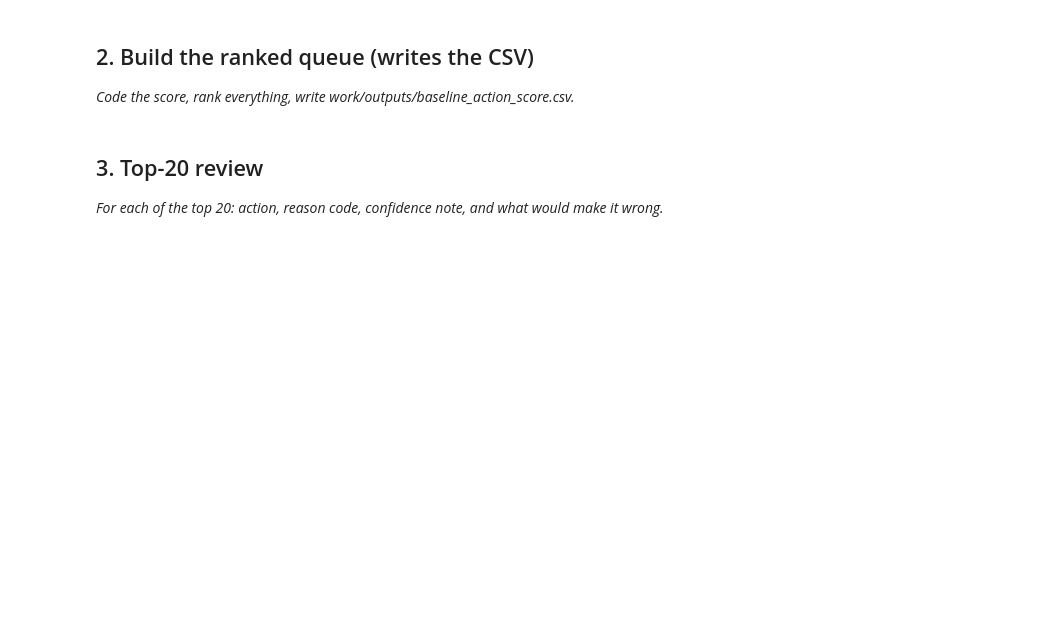
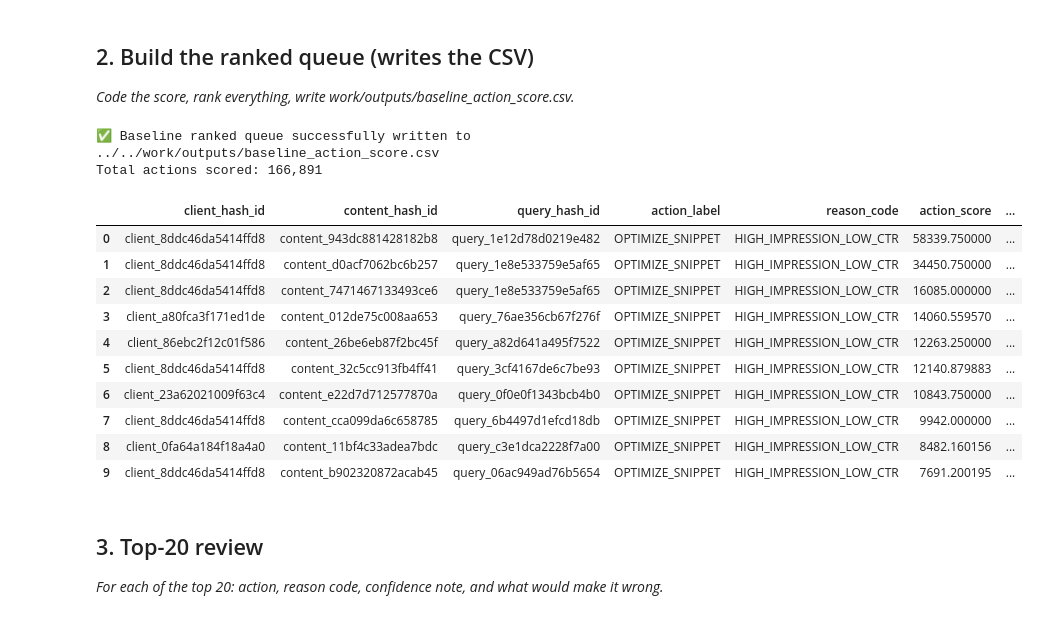
Before and after one commit to meem-5971/FlyRank-ML-, a Jupyter notebook: work/notebooks/w04_baseline_score.ipynb, the cells around one changed output. Drawn from its saved outputs; the diff is of its cells as text; code cells hidden in the pictures; blank space fills up the shorter version.

```diff
--- a/work/notebooks/w04_baseline_score.ipynb
+++ b/work/notebooks/w04_baseline_score.ipynb
@@ -23,3 +126,81 @@ This skeleton is yours to fill. Work the sections **in order** — each one has
+# %%
+# Build rule baseline queue, rank candidates, and write output CSV
+queue_sql = f"""
+WITH candidate_pool AS (
+    SELECT
+        client_hash_id,
+        content_hash_id,
+        query_hash_id,
+        impressions_last30 AS total_impressions,
+        clicks_last30 AS total_clicks,
+        CAST(clicks_last30 AS FLOAT) / NULLIF(impressions_last30, 0) AS actual_ctr,
+        avg_position_last30 AS avg_position,
+
+        -- Expected CTR model baseline by position
+        CASE
+            WHEN avg_position_last30 <= 3.0 THEN 0.25
+            WHEN avg_position_last30 <= 10.0 THEN 0.08
+            ELSE 0.02
+        END AS expected_ctr
+    FROM read_parquet('{FACT_QUERY}')
+    WHERE impressions_last30 >= 50
+      AND avg_position_last30 <= 10.0
+),
+scored_queue AS (
+    SELECT
+        client_hash_id,
+        content_hash_id,
+        query_hash_id,
+        'OPTIMIZE_SNIPPET' AS action_label,
+        'HIGH_IMPRESSION_LOW_CTR' AS reason_code,
+        total_impressions,
+        total_clicks,
+        ROUND(actual_ctr, 4) AS actual_ctr,
+        ROUND(avg_position, 2) AS avg_position,
+
+        -- Action Score: Potential Missed Clicks
+        ROUND((expected_ctr - actual_ctr) * total_impressions, 2) AS action_score
+    FROM candidate_pool
+    WHERE actual_ctr < expected_ctr
+)
+SELECT
+    client_hash_id,
+    content_hash_id,
+    query_hash_id,
+    action_label,
+    reason_code,
+    action_score,
+    total_impressions,
+    total_clicks,
+    actual_ctr,
+    avg_position
+FROM scored_queue
+ORDER BY action_score DESC;
+"""
+
+df_queue = con.sql(queue_sql).df()
+
+# Output CSV Path
+output_path = "../../work/outputs/baseline_action_score.csv"
+df_queue.to_csv(output_path, index=False)
+
+print(f"✅ Baseline ranked queue successfully written to {output_path}")
+print(f"Total actions scored: {len(df_queue):,}")
+display(df_queue.head(10))
+# %% [output]
+✅ Baseline ranked queue successfully written to ../../work/outputs/baseline_action_score.csv
+Total actions scored: 166,891
+|  | client_hash_id | content_hash_id | query_hash_id | action_label | reason_code | action_score | ... |
+| 0 | client_8ddc46da5414ffd8 | content_943dc881428182b8 | query_1e12d78d0219e482 | OPTIMIZE_SNIPPET | HIGH_IMPRESSION_LOW_CTR | 58339.750000 | ... |
+| 1 | client_8ddc46da5414ffd8 | content_d0acf7062bc6b257 | query_1e8e533759e5af65 | OPTIMIZE_SNIPPET | HIGH_IMPRESSION_LOW_CTR | 34450.750000 | ... |
+| 2 | client_8ddc46da5414ffd8 | content_7471467133493ce6 | query_1e8e533759e5af65 | OPTIMIZE_SNIPPET | HIGH_IMPRESSION_LOW_CTR | 16085.000000 | ... |
+| 3 | client_a80fca3f171ed1de | content_012de75c008aa653 | query_76ae356cb67f276f | OPTIMIZE_SNIPPET | HIGH_IMPRESSION_LOW_CTR | 14060.559570 | ... |
+| 4 | client_86ebc2f12c01f586 | content_26be6eb87f2bc45f | query_a82d641a495f7522 | OPTIMIZE_SNIPPET | HIGH_IMPRESSION_LOW_CTR | 12263.250000 | ... |
+| 5 | client_8ddc46da5414ffd8 | content_32c5cc913fb4ff41 | query_3cf4167de6c7be93 | OPTIMIZE_SNIPPET | HIGH_IMPRESSION_LOW_CTR | 12140.879883 | ... |
+| 6 | client_23a62021009f63c4 | content_e22d7d712577870a | query_0f0e0f1343bcb4b0 | OPTIMIZE_SNIPPET | HIGH_IMPRESSION_LOW_CTR | 10843.750000 | ... |
+| 7 | client_8ddc46da5414ffd8 | content_cca099da6c658785 | query_6b4497d1efcd18db | OPTIMIZE_SNIPPET | HIGH_IMPRESSION_LOW_CTR | 9942.000000 | ... |
+| 8 | client_0fa64a184f18a4a0 | content_11bf4c33adea7bdc | query_c3e1dca2228f7a00 | OPTIMIZE_SNIPPET | HIGH_IMPRESSION_LOW_CTR | 8482.160156 | ... |
+| 9 | client_8ddc46da5414ffd8 | content_b902320872acab45 | query_06ac949ad76b5654 | OPTIMIZE_SNIPPET | HIGH_IMPRESSION_LOW_CTR | 7691.200195 | ... |
 # %% [markdown]
 ## 3. Top-20 review
 
```
Also changed, not shown: parts of 9 cells of this notebook.
